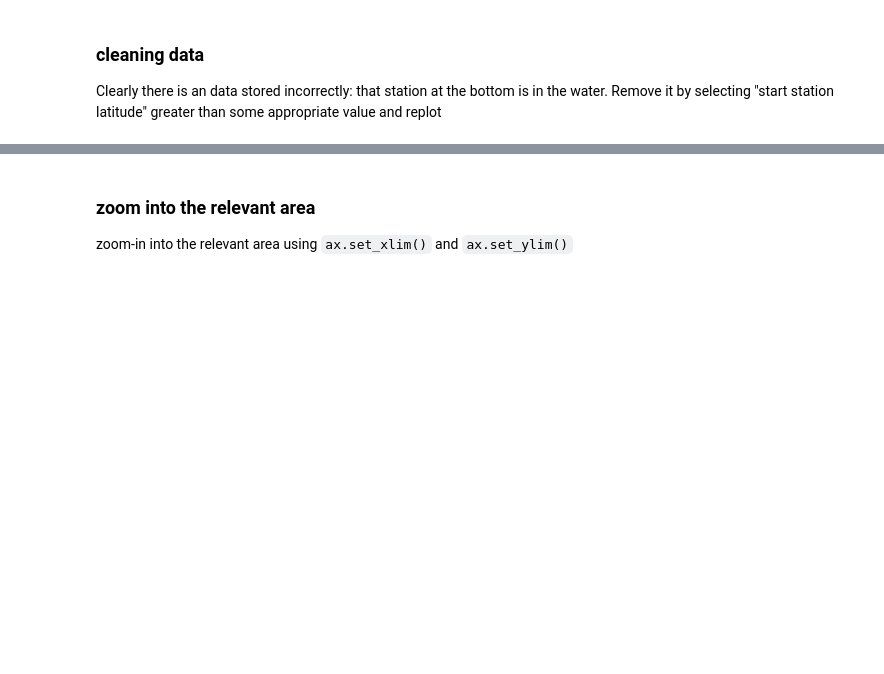
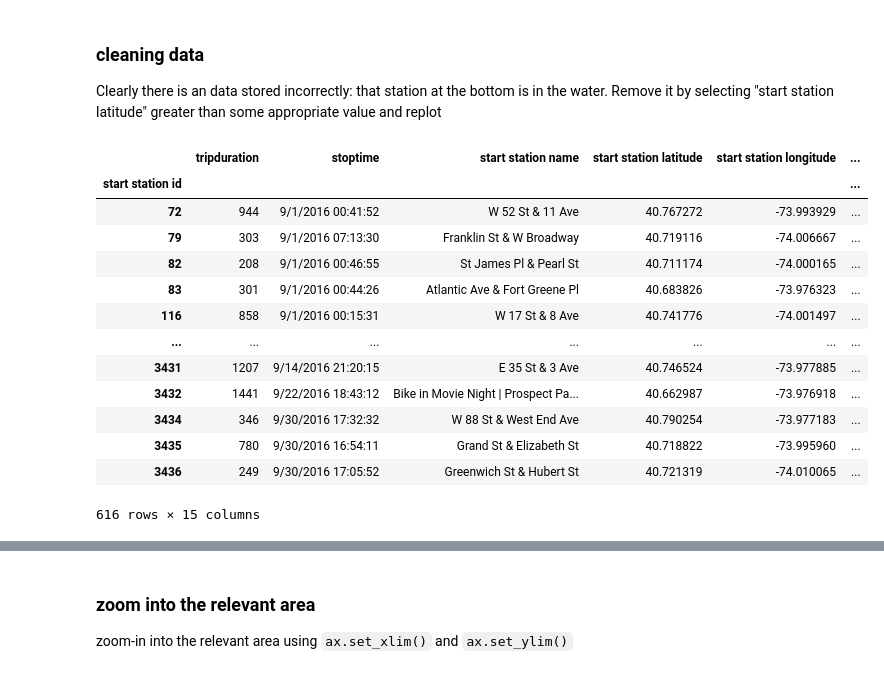
Before and after one commit to ReidelVichot/PUA2022_RVichot, a Jupyter notebook: HW4/Geospatial_NYCCitiBike_answer.ipynb, the cells around one changed output, grey strips where cells are left out. Cells and saved outputs as stored; diff of their text form; code cells hidden in the pictures; blank space fills up the shorter version.

```diff
--- a/HW4/Geospatial_NYCCitiBike_answer.ipynb
+++ b/HW4/Geospatial_NYCCitiBike_answer.ipynb
@@ -325,4 +370,19 @@ cbstations.plot(ax=ax, c='orange');
 
 Clearly there is an data stored incorrectly: that station at the bottom is in the water. Remove it by selecting "start station latitude" greater than some appropriate value and replot
 # %%
-cbstations = ...
+cbstations
+# %% [output]
+|  | tripduration | stoptime | start station name | start station latitude | start station longitude | ... |
+| start station id |  |  |  |  |  | ... |
+| 72 | 944 | 9/1/2016 00:41:52 | W 52 St & 11 Ave | 40.767272 | -73.993929 | ... |
+| 79 | 303 | 9/1/2016 07:13:30 | Franklin St & W Broadway | 40.719116 | -74.006667 | ... |
+| 82 | 208 | 9/1/2016 00:46:55 | St James Pl & Pearl St | 40.711174 | -74.000165 | ... |
+| 83 | 301 | 9/1/2016 00:44:26 | Atlantic Ave & Fort Greene Pl | 40.683826 | -73.976323 | ... |
+| 116 | 858 | 9/1/2016 00:15:31 | W 17 St & 8 Ave | 40.741776 | -74.001497 | ... |
+| ... | ... | ... | ... | ... | ... | ... |
+| 3431 | 1207 | 9/14/2016 21:20:15 | E 35 St & 3 Ave | 40.746524 | -73.977885 | ... |
+| 3432 | 1441 | 9/22/2016 18:43:12 | Bike in Movie Night | Prospect Pa... | 40.662987 | -73.976918 | ... |
+| 3434 | 346 | 9/30/2016 17:32:32 | W 88 St & West End Ave | 40.790254 | -73.977183 | ... |
+| 3435 | 780 | 9/30/2016 16:54:11 | Grand St & Elizabeth St | 40.718822 | -73.995960 | ... |
+| 3436 | 249 | 9/30/2016 17:05:52 | Greenwich St & Hubert St | 40.721319 | -74.010065 | ... |
+616 rows × 15 columns
```
Also changed, not shown: parts of 17 cells of this notebook.
